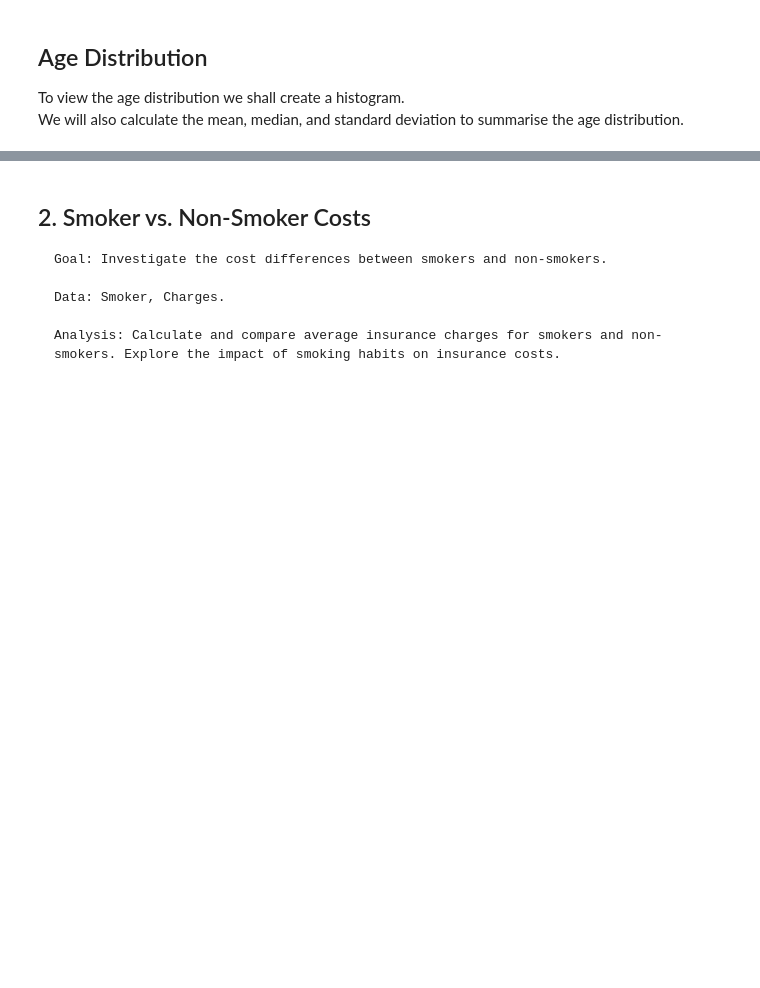
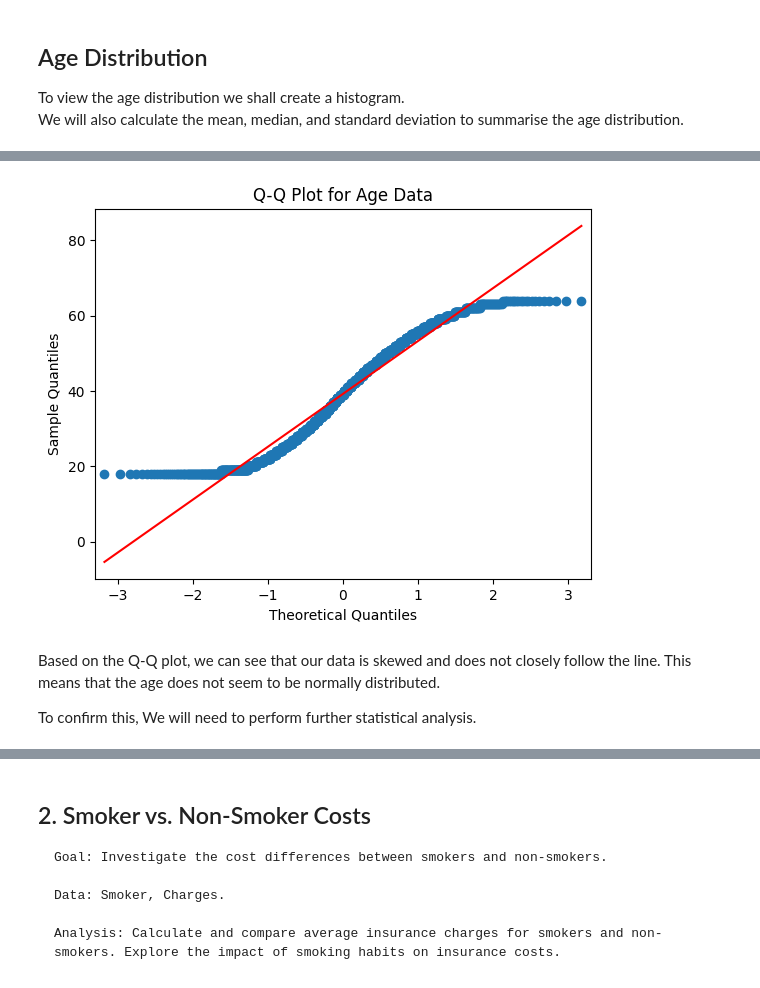
Before and after one commit to pavloskhetab/Codecademy-Data-Scientist-Analytics, a Jupyter notebook: us-medical-insurance-costs.ipynb, the cells around one changed output, grey strips where cells are left out. Saved outputs shown, nothing was run; the diff lists cells and outputs as text; code cells hidden in the pictures; blank space fills up the shorter version.

```diff
--- a/us-medical-insurance-costs.ipynb
+++ b/us-medical-insurance-costs.ipynb
@@ -161,0 +204,23 @@ Min Age: 18
+# %%
+import statsmodels.api as sm
+import scipy.stats as stats
+
+# Convert your age list to a NumPy array
+age_array = np.array(age)
+
+# Create a Q-Q plot for the age data
+sm.qqplot(age_array, line='s')  # 's' for standardized line
+
+# Add labels and a title
+plt.xlabel('Theoretical Quantiles')
+plt.ylabel('Sample Quantiles')
+plt.title('Q-Q Plot for Age Data')
+
+plt.show()
+# %% [output]
+[figure, added]
+# %% [markdown]
+Based on the Q-Q plot, we can see that our data is skewed and does not closely follow the line.
+This means that the age does not seem to be normally distributed.<br>
+
+To confirm this, We will need to perform further statistical analysis.
```
Also changed, not shown: parts of 12 cells of this notebook.
